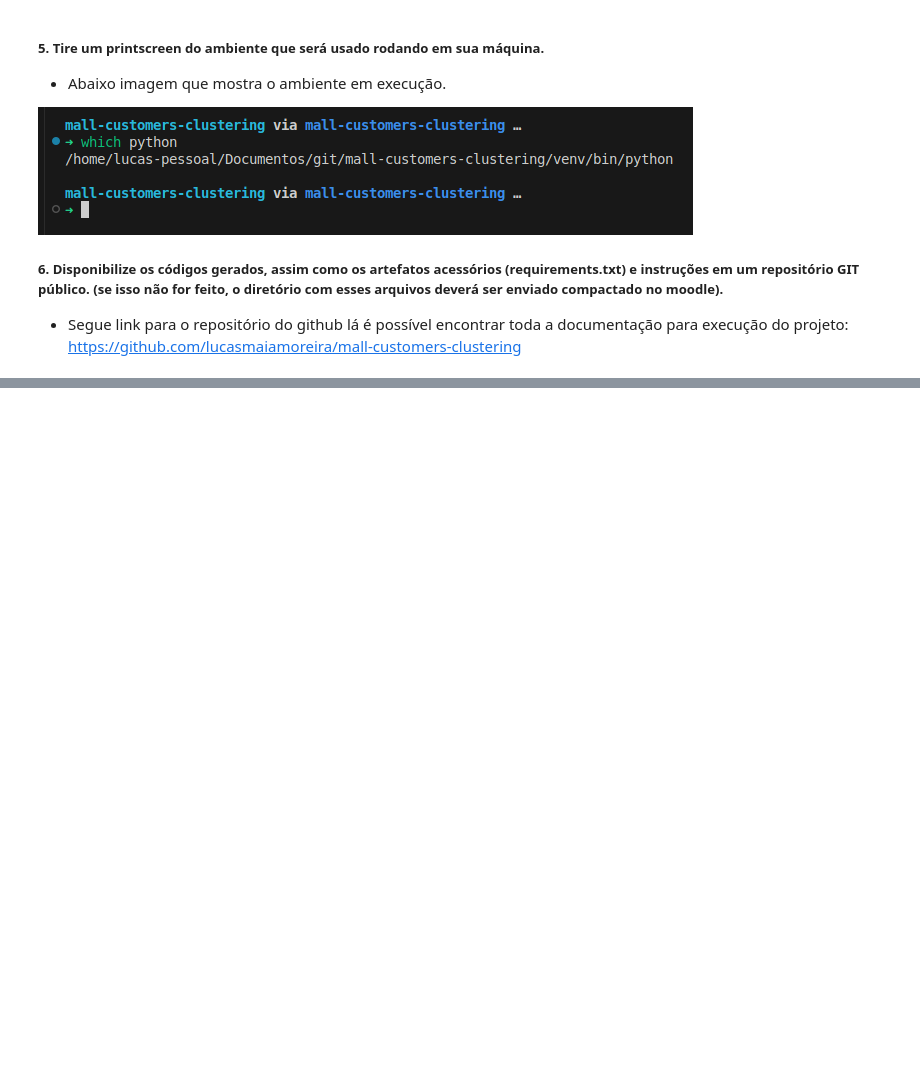
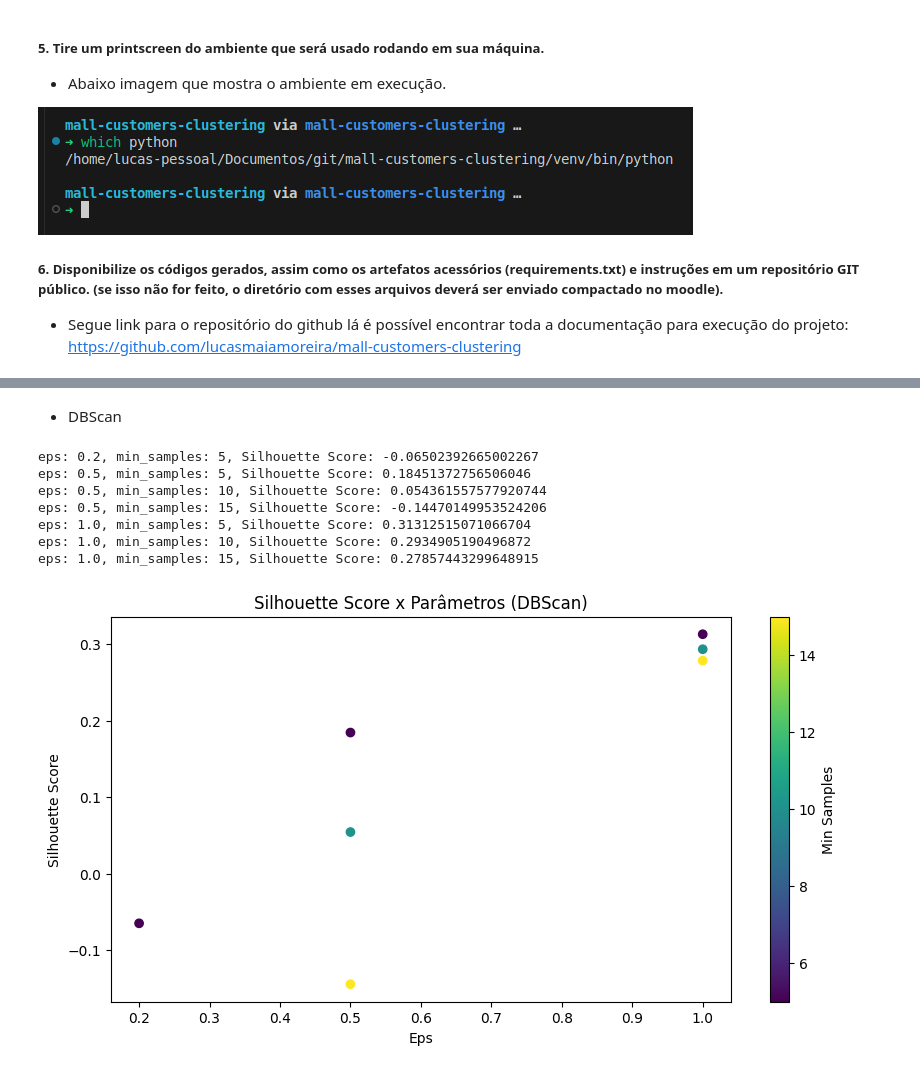
Before and after one commit to lucasmaiamoreira/mall-customers-clustering, a Jupyter notebook: clustering.ipynb, the cells around one changed output, grey strips where cells are left out. Drawn from its saved outputs; the diff is of its cells as text; code cells hidden in the pictures; blank space fills up the shorter version.

```diff
--- a/clustering.ipynb
+++ b/clustering.ipynb
@@ -38,0 +350,43 @@
+# %% [markdown]
+- DBScan
+# %%
+from sklearn.cluster import DBSCAN
+from sklearn.metrics import silhouette_score
+
+# Ajuste de parâmetros para DBScan
+eps_values = [0.1, 0.2, 0.5, 1.0]  # Valores iniciais de eps para testes
+min_samples_values = [5, 10, 15]  # Valores iniciais de min_samples para testes
+
+sil_scores_dbscan = []
+for eps in eps_values:
+    for min_samples in min_samples_values:
+        dbscan = DBSCAN(eps=eps, min_samples=min_samples)
+        labels = dbscan.fit_predict(data_scaled)
+
+        # Verificar se o DBScan encontrou ao menos um cluster
+        if len(set(labels)) > 1:
+            sil_score_db = silhouette_score(data_scaled, labels)
+            sil_scores_dbscan.append((eps, min_samples, sil_score_db))
+
+# Exibir os resultados calculados
+for eps, min_samples, sil_score in sil_scores_dbscan:
+    print(f"eps: {eps}, min_samples: {min_samples}, Silhouette Score: {sil_score}")
+
+# Plotagem para análise dos parâmetros do DBScan
+eps_values, min_samples_values, scores_dbscan = zip(*sil_scores_dbscan)
+plt.figure(figsize=(10, 5))
+plt.scatter(eps_values, scores_dbscan, c=min_samples_values, cmap='viridis')
+plt.title('Silhouette Score x Parâmetros (DBScan)')
+plt.xlabel('Eps')
+plt.ylabel('Silhouette Score')
+plt.colorbar(label='Min Samples')
+plt.show()
+# %% [output]
+eps: 0.2, min_samples: 5, Silhouette Score: -0.06502392665002267
+eps: 0.5, min_samples: 5, Silhouette Score: 0.18451372756506046
+eps: 0.5, min_samples: 10, Silhouette Score: 0.054361557577920744
+eps: 0.5, min_samples: 15, Silhouette Score: -0.14470149953524206
+eps: 1.0, min_samples: 5, Silhouette Score: 0.31312515071066704
+eps: 1.0, min_samples: 10, Silhouette Score: 0.2934905190496872
+eps: 1.0, min_samples: 15, Silhouette Score: 0.27857443299648915
+[figure, added]
```
Also changed, not shown: parts of 33 cells of this notebook, 2 other files.
